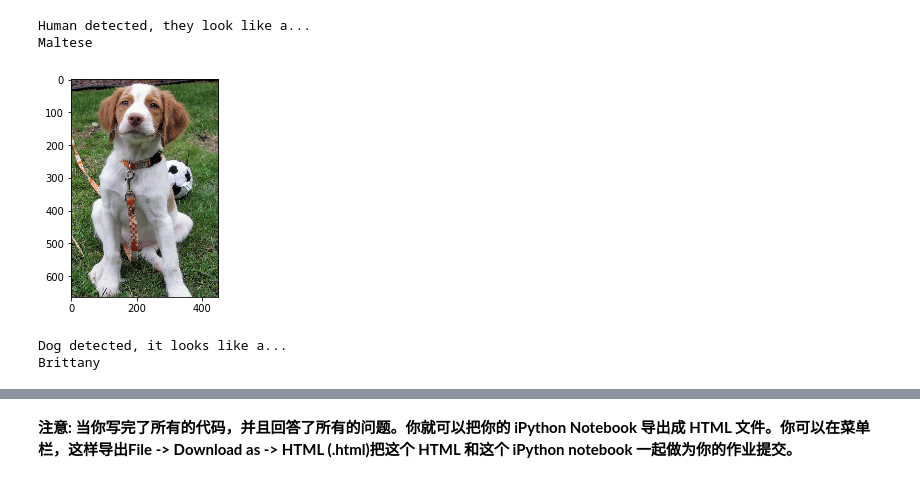
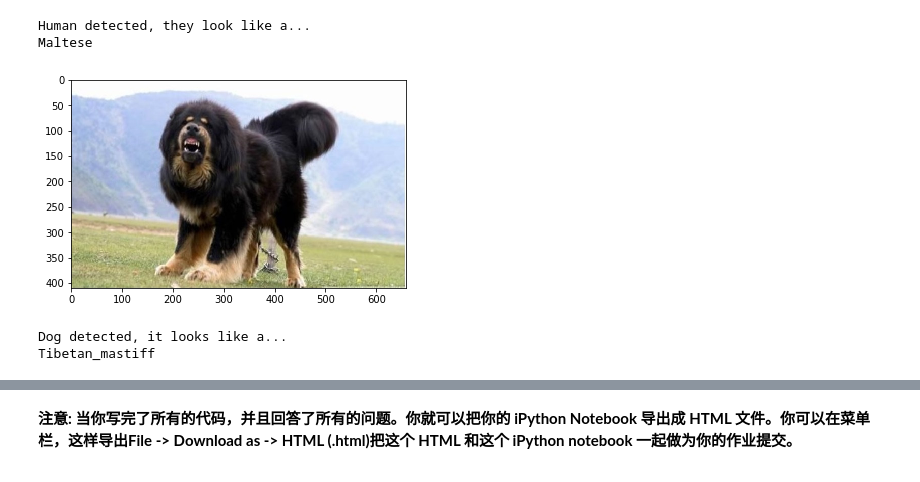
Before and after one commit to xho22/MLND_CN_P4_Dog_Project, a Jupyter notebook: dog_app.ipynb, the cells around one changed output, grey strips where cells are left out. Saved outputs shown, nothing was run; the diff lists cells and outputs as text; code cells hidden in the pictures.

```diff
--- a/dog_app.ipynb
+++ b/dog_app.ipynb
@@ -879,8 +887,8 @@ dog_algo('images/sample_human2.jpeg')
 Human detected, they look like a...
 Maltese
 # %%
-dog_algo('images/Brittany_02625.jpg')
+dog_algo('images/sample_dog5.jpeg')
 # %% [output]
-[figure, old version]
+[figure, new version]
 Dog detected, it looks like a...
-Brittany
+Tibetan_mastiff
```
Also changed, not shown: parts of 6 cells of this notebook, 6 other files.
